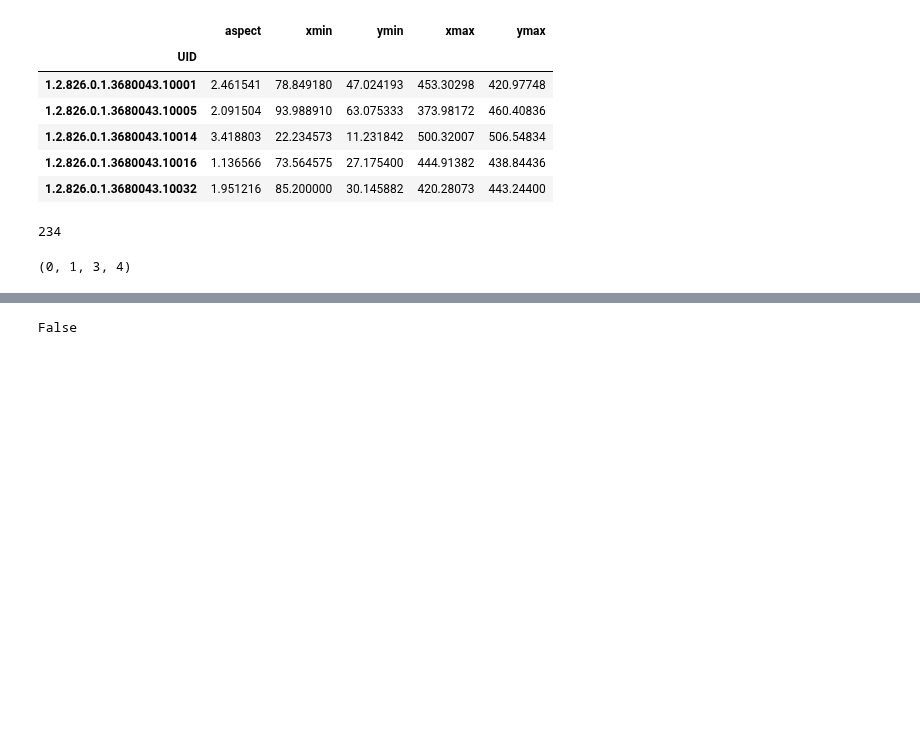
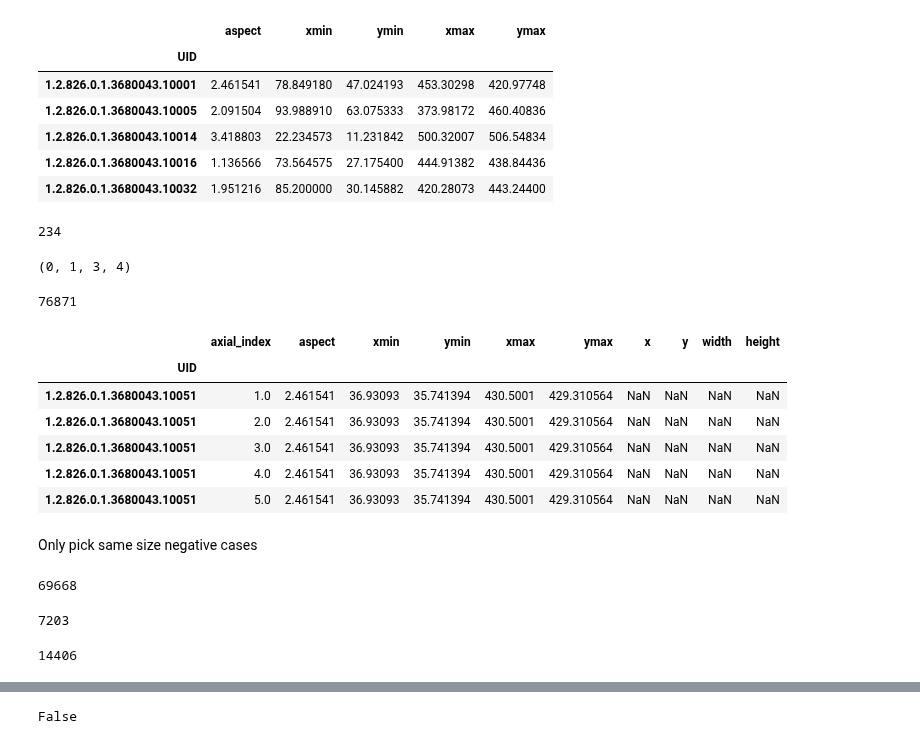
Before and after one commit to ghty011/cervical_spine, a Jupyter notebook: final/train_axial_detection.ipynb, the cells around one changed output, grey strips where cells are left out. Cells and saved outputs as stored; diff of their text form; code cells hidden in the pictures; blank space fills up the shorter version.

Commit message:
axial detection harf negative

```diff
--- a/final/train_axial_detection.ipynb
+++ b/final/train_axial_detection.ipynb
@@ -93,9 +93,9 @@ device
 DATA_DIR = "/root/autodl-tmp/cervical_spine/"
 IMAGES_DIR = os.path.join(DATA_DIR, 'train_axial_images_jpeg95')
 # %%
-df = pd.read_csv(os.path.join(DATA_DIR, 'bbox_clean.csv')).set_index('StudyInstanceUID')
-print(len(df))
-df.head()
+bbox_df = pd.read_csv(os.path.join(DATA_DIR, 'bbox_clean.csv')).set_index('StudyInstanceUID')
+print(len(bbox_df))
+bbox_df.head()
 # %% [output]
 7203
 |  | start_slice_number | axial_index | coronal_index | sagittal_index | aspect | pixel_spacing | ... |
@@ -167,4 +168,62 @@ def square_crop_position(crop_box, image_size=512):
 square_crop_position([0, 1, 2, 4], image_size=5)
 # %% [output]
 (0, 1, 3, 4)
+# %%
+total_df = pd.DataFrame()
+
+for i in tqdm(range(len(bbox_boundary_df))):
+    boundary_s = bbox_boundary_df.iloc[i]
+    patient_bbox = bbox_df.loc[boundary_s.name]
+
+    new_df = bbox_boundary_df.loc[[boundary_s.name] * (int(patient_bbox.iloc[0].num_slices) - 2)]
+
+    # print(len(new_df))
+    new_df[['xmin','ymin','xmax','ymax']] = square_crop_position(boundary_s[['xmin','ymin','xmax','ymax']].values)
+    # print(len(new_df))
+    new_df['axial_index'] = np.arange(1, patient_bbox.iloc[0].num_slices - 1)
+
+
+    new_df = new_df.reset_index().set_index('axial_index')
+    # print(len(new_df))
+    for j in range(len(patient_bbox)):
+        bbox_s = patient_bbox.iloc[j]
+        # print(int(bbox_s.axial_index))
+        new_df.loc[int(bbox_s.axial_index), 'x'] = bbox_s['x']
+        new_df.loc[int(bbox_s.axial_index), 'y'] = bbox_s['y']
+        new_df.loc[int(bbox_s.axial_index), 'width'] = bbox_s['width']
+        new_df.loc[int(bbox_s.axial_index), 'height'] = bbox_s['height']
+
+    new_df = new_df.reset_index().set_index('UID')
+    total_df = pd.concat((total_df, new_df))
+
+# df = df.replace(np.nan,0)
+
+print(len(total_df))
+total_df.head()
+# %% [output]
+76871
+|  | axial_index | aspect | xmin | ymin | xmax | ymax | x | y | width | height |
+| UID |  |  |  |  |  |  |  |  |  |  |
+| 1.2.826.0.1.3680043.10051 | 1.0 | 2.461541 | 36.93093 | 35.741394 | 430.5001 | 429.310564 | NaN | NaN | NaN | NaN |
+| 1.2.826.0.1.3680043.10051 | 2.0 | 2.461541 | 36.93093 | 35.741394 | 430.5001 | 429.310564 | NaN | NaN | NaN | NaN |
+| 1.2.826.0.1.3680043.10051 | 3.0 | 2.461541 | 36.93093 | 35.741394 | 430.5001 | 429.310564 | NaN | NaN | NaN | NaN |
+| 1.2.826.0.1.3680043.10051 | 4.0 | 2.461541 | 36.93093 | 35.741394 | 430.5001 | 429.310564 | NaN | NaN | NaN | NaN |
+| 1.2.826.0.1.3680043.10051 | 5.0 | 2.461541 | 36.93093 | 35.741394 | 430.5001 | 429.310564 | NaN | NaN | NaN | NaN |
+# %% [markdown]
+Only pick same size negative cases
+# %%
+neg_count = len(total_df[total_df['x'].isna()])
+neg_count
+# %% [output]
+69668
+# %%
+pos_count = len(total_df[~total_df['x'].isna()])
+pos_count
+# %% [output]
+7203
+# %%
+df = pd.concat((total_df[~total_df['x'].isna()], total_df[total_df['x'].isna()].sample(n=pos_count)))
+len(df)
+# %% [output]
+14406
 # %%
```
Also changed, not shown: parts of 15 cells of this notebook, 1 other file.
